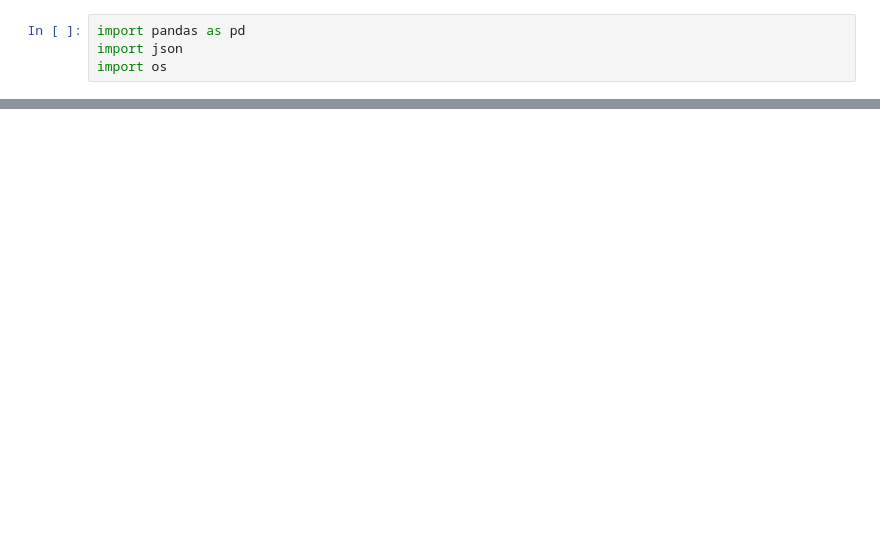
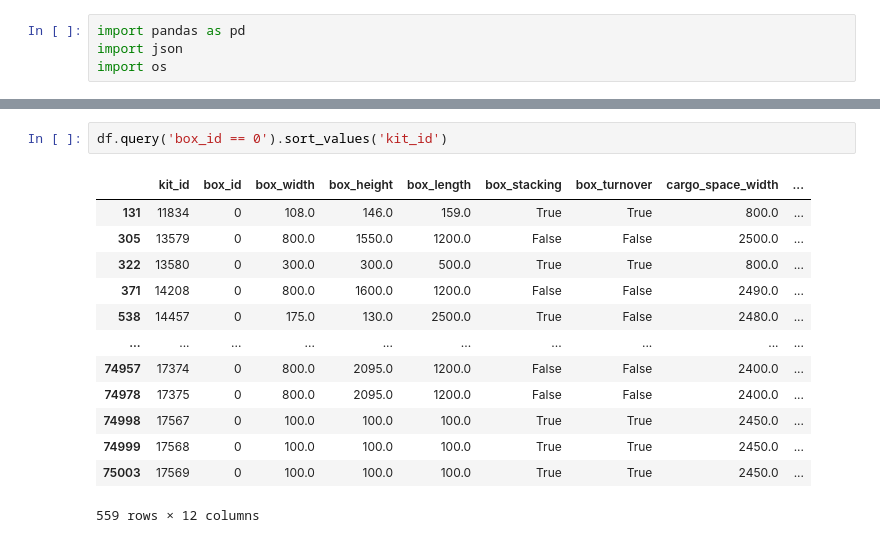
Before and after one commit to esvesv/gaprix, a Jupyter notebook: Untitled.ipynb, the cells around one changed output, grey strips where cells are left out. Saved outputs shown, nothing was run; the diff lists cells and outputs as text; blank space fills up the shorter version.

```diff
--- a/Untitled.ipynb
+++ b/Untitled.ipynb
@@ -48,0 +83,16 @@ len(df)
+# %%
+df.query('box_id == 0').sort_values('kit_id')
+# %% [output]
+|  | kit_id | box_id | box_width | box_height | box_length | box_stacking | box_turnover | cargo_space_width | ... |
+| 131 | 11834 | 0 | 108.0 | 146.0 | 159.0 | True | True | 800.0 | ... |
+| 305 | 13579 | 0 | 800.0 | 1550.0 | 1200.0 | False | False | 2500.0 | ... |
+| 322 | 13580 | 0 | 300.0 | 300.0 | 500.0 | True | True | 800.0 | ... |
+| 371 | 14208 | 0 | 800.0 | 1600.0 | 1200.0 | False | False | 2490.0 | ... |
+| 538 | 14457 | 0 | 175.0 | 130.0 | 2500.0 | True | False | 2480.0 | ... |
+| ... | ... | ... | ... | ... | ... | ... | ... | ... | ... |
+| 74957 | 17374 | 0 | 800.0 | 2095.0 | 1200.0 | False | False | 2400.0 | ... |
+| 74978 | 17375 | 0 | 800.0 | 2095.0 | 1200.0 | False | False | 2400.0 | ... |
+| 74998 | 17567 | 0 | 100.0 | 100.0 | 100.0 | True | True | 2450.0 | ... |
+| 74999 | 17568 | 0 | 100.0 | 100.0 | 100.0 | True | True | 2450.0 | ... |
+| 75003 | 17569 | 0 | 100.0 | 100.0 | 100.0 | True | True | 2450.0 | ... |
+559 rows × 12 columns
```
Also changed, not shown: parts of 15 cells of this notebook, 1 other file.
